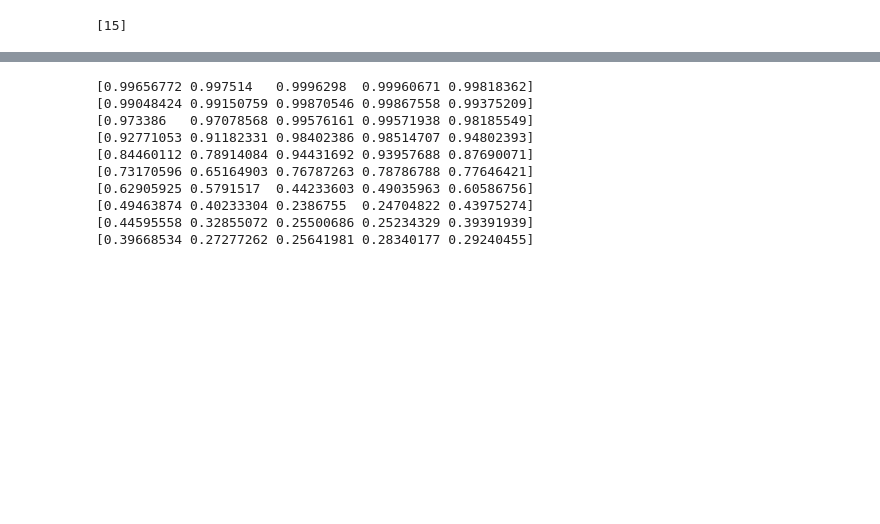
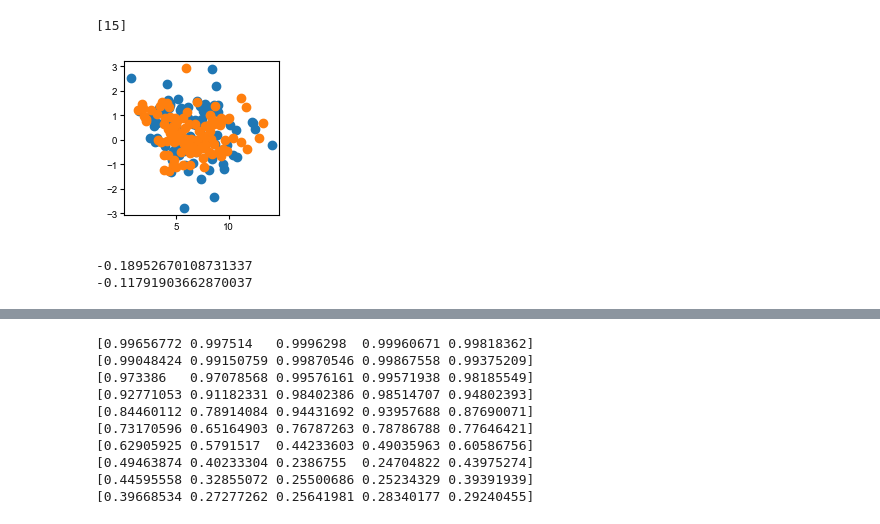
Before and after one commit to marync/mutation_choice, a Jupyter notebook: notebooks/alternative_simulation_plotting.ipynb, the cells around one changed output, grey strips where cells are left out. Drawn from its saved outputs; the diff is of its cells as text; code cells hidden in the pictures; blank space fills up the shorter version.

```diff
--- a/notebooks/alternative_simulation_plotting.ipynb
+++ b/notebooks/alternative_simulation_plotting.ipynb
@@ -541,6 +547,18 @@ for i in range (ntypes) :
 
 endpoints_high = (Ah[cond_idx, :, dM] - Ah[i,:,0], Eh[cond_idx, :, dM])
 endpoints_high_a = ( Ah[adap_idx, :, dM] - Ah[i,:,0], Eh[adap_idx, :, dM])
+# %%
+plt.rcParams['figure.figsize'] = (2,2)
+plt.scatter (endpoints_med[0], endpoints_med[1])
+plt.scatter (endpoints_med_a[0], endpoints_med_a[1])
+plt.show ()
+
+print (np.corrcoef (endpoints_med[0], endpoints_med[1])[0,1])
+print (np.corrcoef (endpoints_med_a[0], endpoints_med_a[1])[0,1])
+# %% [output]
+[figure, added]
+-0.18952670108731337
+-0.11791903662870037
 # %%
 min_x, max_x = get_min_max_list ([datasets,datasets_med,datasets_high], 0)
 min_y, max_y = get_min_max_list ([datasets,datasets_med,datasets_high], 1)
```
Also changed, not shown: parts of 6 cells of this notebook.
